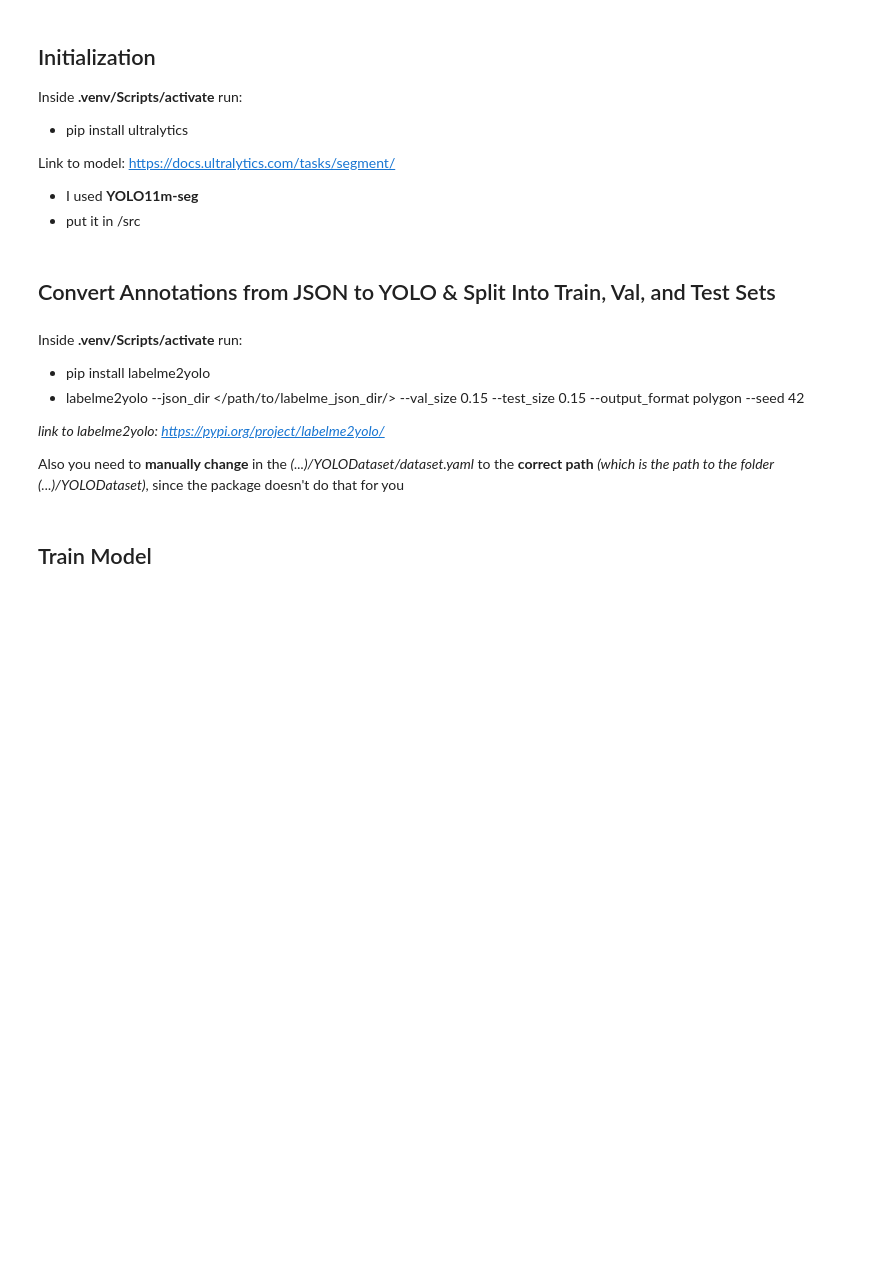
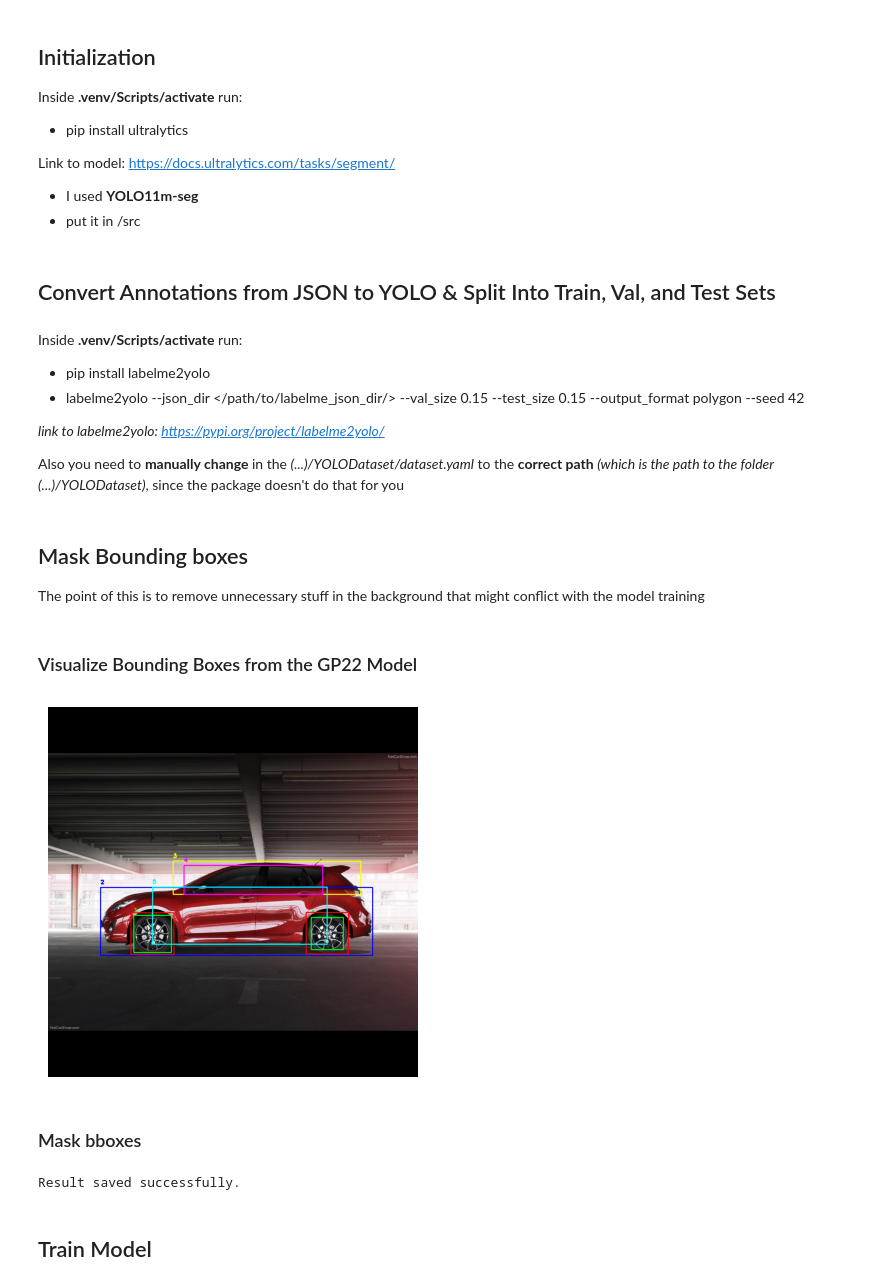
Before and after one commit to Tiazzo/Safety-System-Design, a Jupyter notebook: notebooks/yolo11.ipynb, the cells around one changed output. Saved outputs shown, nothing was run; the diff lists cells and outputs as text; code cells hidden in the pictures; blank space fills up the shorter version.

Commit message:
crop update

```diff
--- a/notebooks/yolo11.ipynb
+++ b/notebooks/yolo11.ipynb
@@ -19,3 +19,8 @@ Inside **.venv/Scripts/activate** run:
 *link to labelme2yolo: https://pypi.org/project/labelme2yolo/*
 
 Also you need to **manually change** in the *(...)/YOLODataset/dataset.yaml* to the **correct path** *(which is the path to the folder (...)/YOLODataset)*, since the package doesn't do that for you
+# %% [markdown]
+## Mask Bounding boxes
+The point of this is to remove unnecessary stuff in the background that might conflict with the model training
+# %% [markdown]
+### Visualize Bounding Boxes from the GP22 Model
@@ -21,0 +77,15 @@ Also you need to **manually change** in the *(...)/YOLODataset/dataset.yaml* to
+# %%
+image_path = '../data/cropTest/images/C_Maz_05.jpeg'
+image_label_path = '../data/cropTest/labels/C_Maz_05.txt'
+
+bounding_boxes = []
+with open(image_label_path, 'r') as file:
+    for line in file:
+        class_id, x_center, y_center, width, height = line.strip().split()
+        bounding_boxes.append([int(class_id), float(x_center), float(y_center), float(width), float(height)])
+
+draw_bounding_box(image_path, bounding_boxes)
+# %% [output]
+[figure, added]
+# %% [markdown]
+### Mask bboxes
@@ -22,3 +125,16 @@ Also you need to **manually change** in the *(...)/YOLODataset/dataset.yaml* to
+# %%
+image_path = '../data/cropTest/images/C_Maz_05.jpeg'
+image_label_path = '../data/cropTest/labels/C_Maz_05.txt'
+
+bounding_boxes = []
+with open(image_label_path, 'r') as file:
+    for line in file:
+        class_id, x_center, y_center, width, height = line.strip().split()
+        bounding_boxes.append([float(x_center), float(y_center), float(width), float(height)])
+
+cropOutBackground(image_path, bounding_boxes)
+# %% [output]
+Result saved successfully.
 # %% [markdown]
 ## Train Model
 # %%
```
Also changed, not shown: parts of 4 cells of this notebook, 2 other files.
